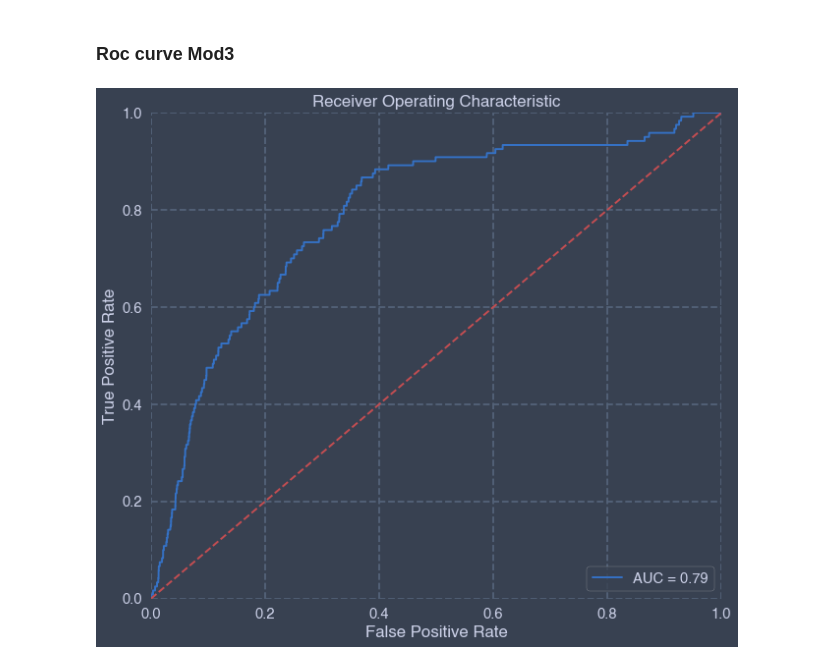
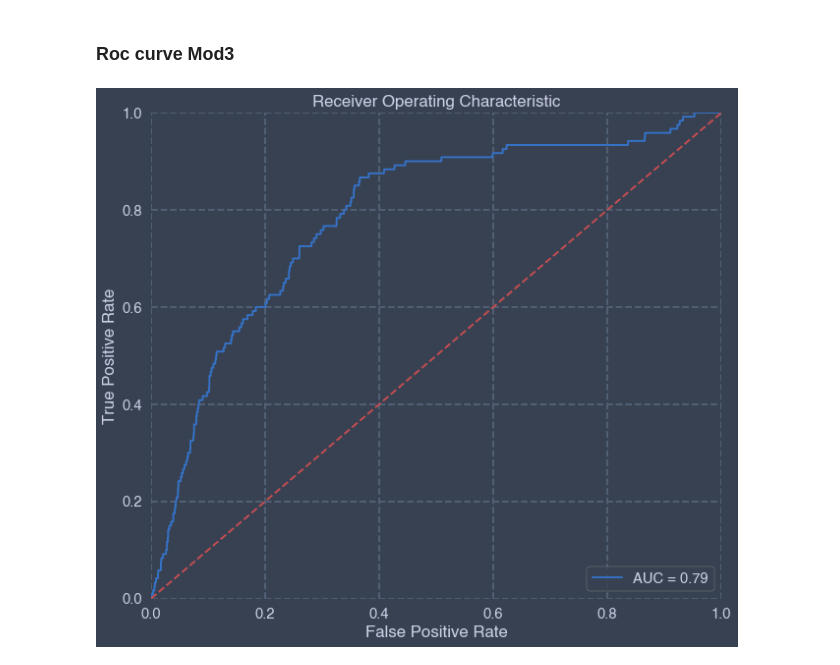
Before and after one commit to Marwa10/TER-Pub, a Jupyter notebook: Modeles/Reg_logistc_PubTER.ipynb, the cells around one changed output. Cells and saved outputs as stored; diff of their text form; code cells hidden in the pictures.

Commit message:
ROC Curve mod3 modif

```diff
--- a/Modeles/Reg_logistc_PubTER.ipynb
+++ b/Modeles/Reg_logistc_PubTER.ipynb
@@ -425,22 +425,22 @@ weighted avg       0.99      0.71      0.82     14614
 ### Roc curve Mod3
 # %%
 # calculate the fpr and tpr for all thresholds of the classification
-probs = mod2.predict_proba(x_test)
+probs = mod3.predict_proba(x_test)
 preds = probs[:,1]
 fpr, tpr, threshold = metrics.roc_curve(y_test, preds)
 roc_auc = metrics.auc(fpr, tpr)
 import matplotlib.pyplot as plt
 plt.title('Receiver Operating Characteristic')
 plt.plot(fpr, tpr, 'b', label = 'AUC = %0.2f' % roc_auc)
 plt.legend(loc = 'lower right')
 plt.plot([0, 1], [0, 1],'r--')
 plt.xlim([0, 1])
 plt.ylim([0, 1])
 plt.ylabel('True Positive Rate')
 plt.xlabel('False Positive Rate')
 plt.show()
 # %% [output]
-[figure, old version]
+[figure, new version]
 # %%
 mod3.coef_
 # %% [output]
```
Also changed, not shown: parts of 8 cells of this notebook.
